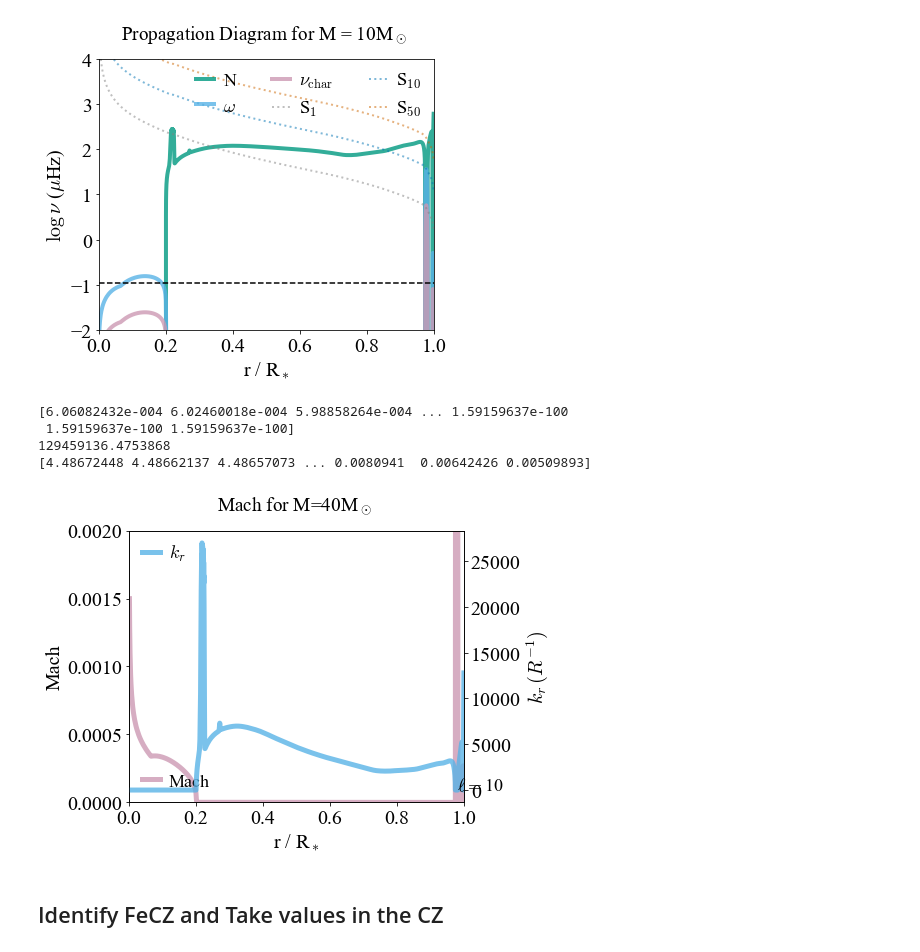
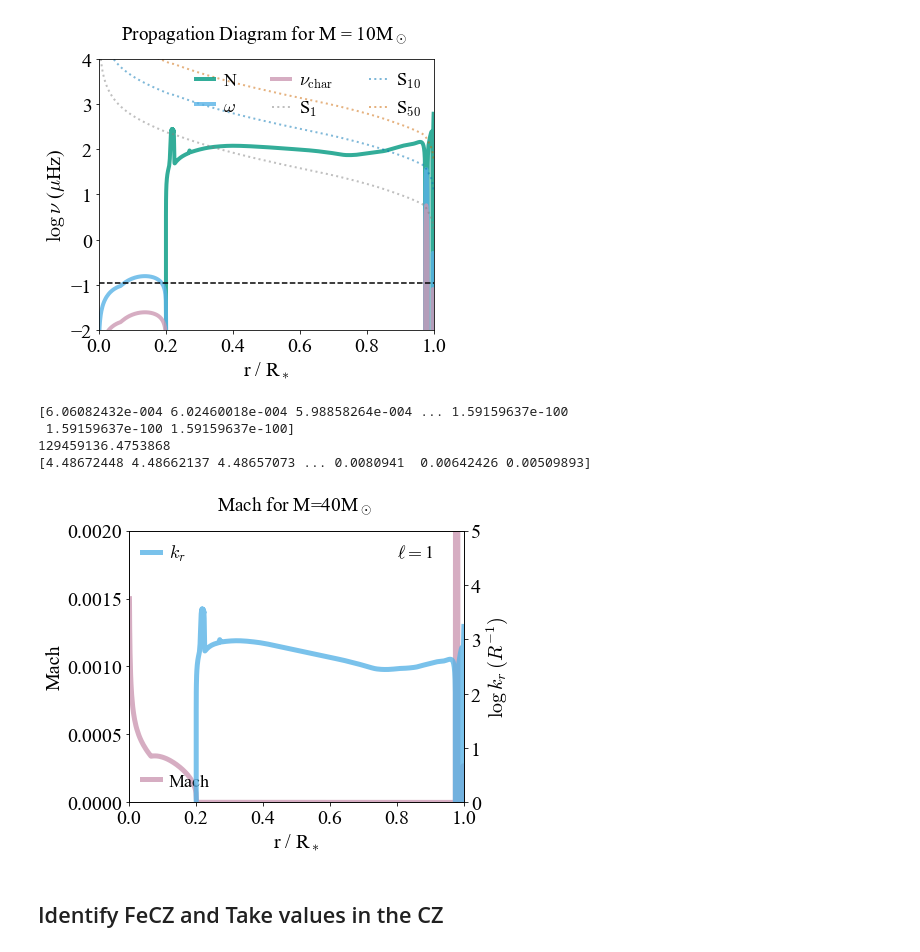
Before and after one commit to matteocantiello/rednoise, a Jupyter notebook: propagation_diagrams.ipynb, the cells around one changed output. Saved outputs shown, nothing was run; the diff lists cells and outputs as text; code cells hidden in the pictures.

```diff
--- a/propagation_diagrams.ipynb
+++ b/propagation_diagrams.ipynb
@@ -265,7 +267,7 @@ plt.savefig("Propagation10Msun_zoom.pdf")
 [figure]
 # %%
 fig, ax1 = plt.subplots()
-ell=10
+ell=1
 
 
 # Calculate F0
@@ -308,37 +310,37 @@ legend1 = plt.legend(loc='lower left',fontsize=18,ncol=1)
 
 ax2=ax1.twinx()
 print(mesa.radius)
 # Calculate radial wavenumber
 kr = k_r(ell,brunt*muhz,omega_core,R)
 kh = k_h(ell,R)
 
 ax2.plot(R/R[1],np.log10(kr),linewidth=5, color=SKY_BLUE,alpha=0.8,label = r'$k_r$')
 #ax2.plot(R/R[1],kh,linewidth=3, color=ORANGE,alpha=0.8,label = r'$k_h$')
 #ax2.plot(mesa.radius/mesa.radius[1],np.log10((Figw/F)**0.5),linewidth=5, color=BLUE_GREEN,alpha=0.8,label = r'$\sqrt{F_{IGW}/F_{*}}$')
 
 
 xir= xi_r(ell,brunt*muhz,omega_core,R*rsun, rho, Figw_fecz)
 
 #ax2.plot(mesa.radius/mesa.radius[1],np.log10(kr*xir),linewidth=5, color=BLUE_GREEN,alpha=0.8,label = r'$\xi_r \, k_r$')
 #ax2.plot(R/R[1],xir/(R*rsun),linewidth=5, color=BLUE_GREEN,alpha=0.8,label = r'$\xi_r/ R $')
 #ax2.plot(R/R[1],kr*xir/(R*rsun),linewidth=3, color=BLACK,alpha=0.5,label = r'$\xi_r \, k_r$')
 legend2 = plt.legend(loc='upper left',fontsize=18,ncol=1)
 
 #ax2.set_xlim(0.75,1)
-#ax2.set_ylim(0,5)
+ax2.set_ylim(0,5)
 ax1.set_ylim(0,0.002)
-ax2.set_ylabel(r'$\lk_r \, (R^{-1})$')
-ax2.annotate('$\ell = $'+str(ell),(0.98,4.5), fontsize=18)
+ax2.set_ylabel(r'$\log \, k_r \, (R^{-1})$')
+ax2.annotate('$\ell = $'+str(ell),(0.8,4.5), fontsize=18)
 
 #plt.ylabel(r'$\log \sqrt{F_{IGW}/F_0}$')
 plt.title(r'Mach for M=40M$_\odot$ ') #X$_c$=0.68
 plt.savefig("Fluxes_mach_core_40Msun.pdf")
 # %% [output]
 [6.06082432e-004 6.02460018e-004 5.98858264e-004 ... 1.59159637e-100
  1.59159637e-100 1.59159637e-100]
 129459136.4753868
 [4.48672448 4.48662137 4.48657073 ... 0.0080941  0.00642426 0.00509893]
-[figure, old version]
+[figure, new version]
 # %% [markdown]
 ## Identify FeCZ and Take values in the CZ
 # %%
```
Also changed, not shown: parts of 7 cells of this notebook.
